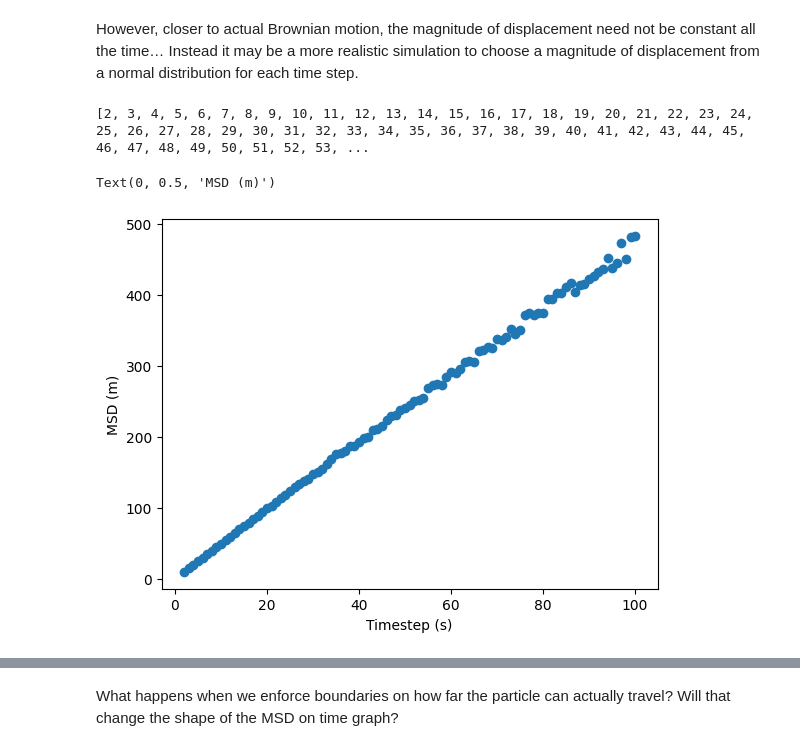
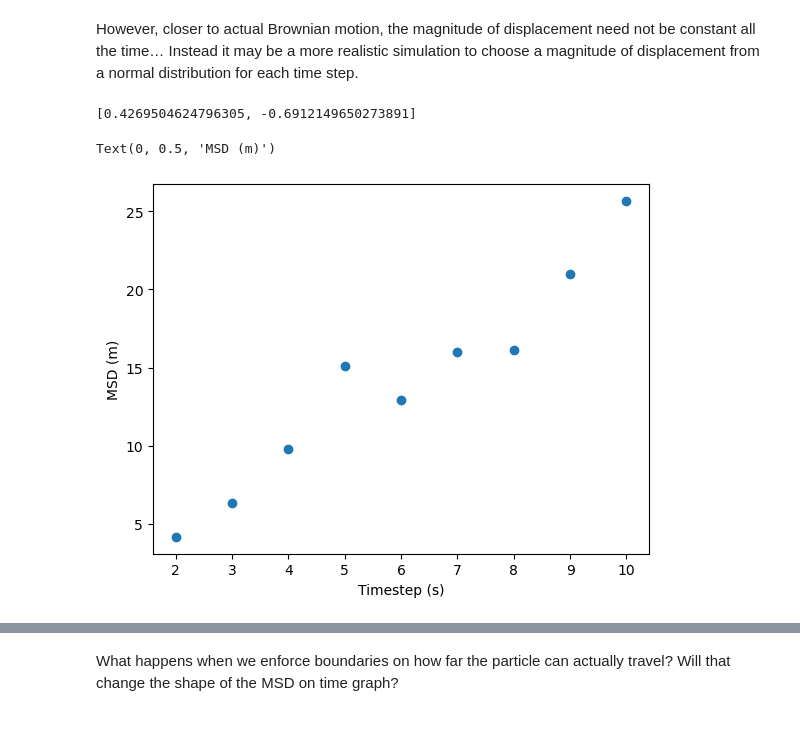
Before and after one commit to hermitian-max/PHYS2020-Brownian-Motion, a Jupyter notebook: simulation.ipynb, the cells around one changed output, grey strips where cells are left out. Cells and saved outputs as stored; diff of their text form; code cells hidden in the pictures.

Commit message:
fix gaussian distribution for random walk model
use gaussian distribution to sample displacements, not magnitudes. Remove

```diff
--- a/simulation.ipynb
+++ b/simulation.ipynb
@@ -78,11 +109,11 @@ starting_position = np.array([0,0], dtype=float)
 
 #generates a random direction
 def generate_direction_vector():
-    displacement_mag = np.random.normal(loc=1, scale=2)
-    angle = np.random.uniform(0, 2*math.pi) #in radians
-    x_direction = displacement_mag*math.cos(angle)
-    y_direction = displacement_mag*math.sin(angle)
-    #print(displacement_mag)
+    #displacement= np.random.normal(loc=1, scale=2)
+    #angle = np.random.uniform(0, 2*math.pi) #in radians
+    x_direction = np.random.normal(loc=0, scale=1)
+    y_direction = np.random.normal(loc=0, scale=1)
+    #print(x_direction, y_direction)
     return [x_direction, y_direction]
 
 #given a time duration and starting position, produces a random walk trajectory
@@ -113,15 +144,18 @@ def generate_MSD_dataset(time, trajectory):
     for i in range(2, time+1):
         msd_data.append(calculate_MSD(i, trajectory))
     return [time_data, msd_data]
+# %%
+generate_direction_vector()
+# %% [output]
+[0.4269504624796305, -0.6912149650273891]
 # %%
-particle1 = generate_trajectory(100000, starting_position)
-particle1_data = generate_MSD_dataset(100, particle1)
+particle1 = generate_trajectory(100, starting_position)
+particle1_data = generate_MSD_dataset(10, particle1)
 
 plt.scatter(particle1_data[0], particle1_data[1])
-print(particle1_data[0])
+#print(particle1_data[0])
 plt.xlabel('Timestep (s)')
 plt.ylabel('MSD (m)' )
 # %% [output]
-[2, 3, 4, 5, 6, 7, 8, 9, 10, 11, 12, 13, 14, 15, 16, 17, 18, 19, 20, 21, 22, 23, 24, 25, 26, 27, 28, 29, 30, 31, 32, 33, 34, 35, 36, 37, 38, 39, 40, 41, 42, 43, 44, 45, 46, 47, 48, 49, 50, 51, 52, 53, ...
+Text(0, 0.5, 'MSD (m)')
-Text(0, 0.5, 'MSD (m)')
-[figure, old version]
+[figure, new version]
```
Also changed, not shown: parts of 14 cells of this notebook, 10 other files.
